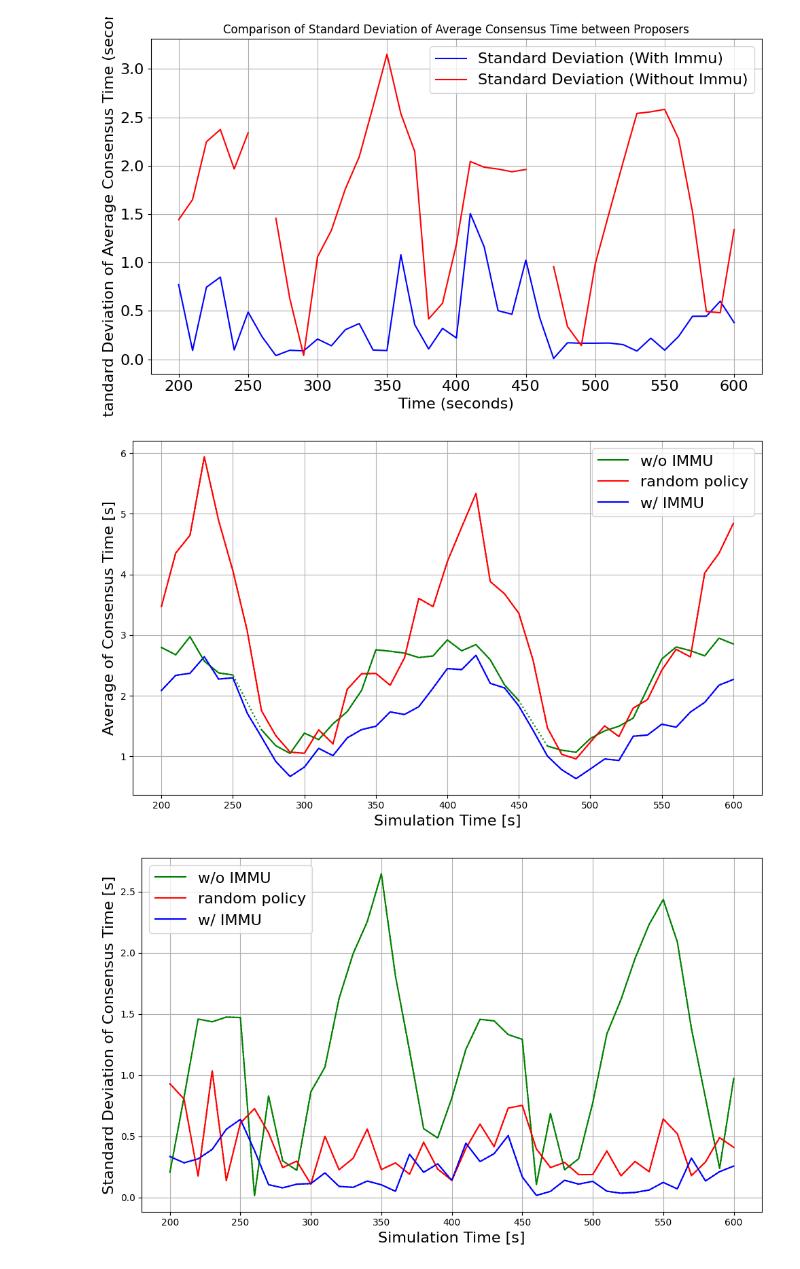
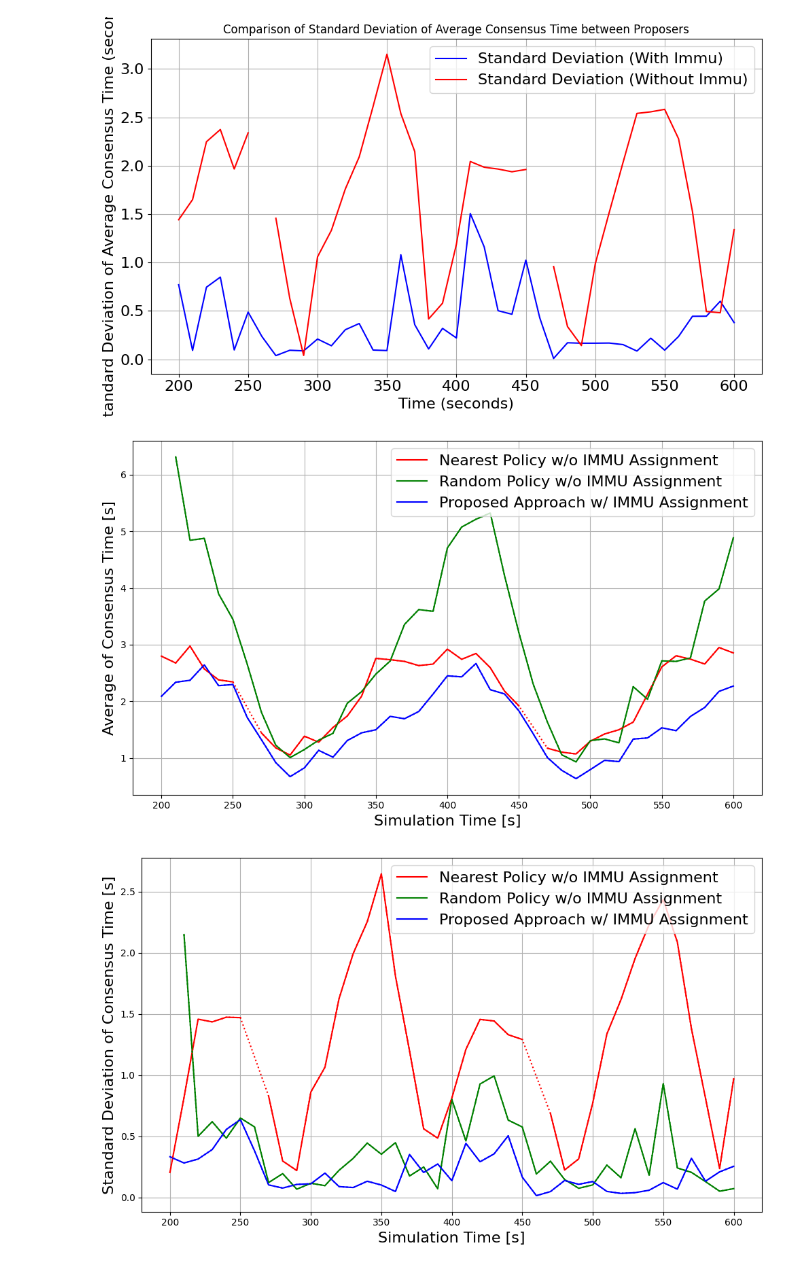
Before and after one commit to lucvil/vguard, a Jupyter notebook: data_analysis/multi_rsu_congestion/data_analysis.ipynb, the cells around one changed output. Cells and saved outputs as stored; diff of their text form; code cells hidden in the pictures.

```diff
--- a/data_analysis/multi_rsu_congestion/data_analysis.ipynb
+++ b/data_analysis/multi_rsu_congestion/data_analysis.ipynb
@@ -746,12 +746,12 @@ avg_wi_i = pd.Series(avg_wi).interpolate().to_numpy()
 # ===== プロット（各ビンの proposer 平均） =====
 plt.figure(figsize=(10, 6))
 # 元列（ラベル付き、凡例順も w/o → random → w/）
-plt.plot(time_bins, avg_wo, label="w/o IMMU", color=COLOR_WO)
-plt.plot(time_bins, avg_rnd, label="random policy", color=COLOR_RND)
-plt.plot(time_bins, avg_wi, label="w/ IMMU", color=COLOR_WI)
+plt.plot(time_bins, avg_wo, label="Nearest Policy w/o IMMU Assignment", color=COLOR_RND)
+plt.plot(time_bins, avg_rnd, label="Random Policy w/o IMMU Assignment", color=COLOR_WO)
+plt.plot(time_bins, avg_wi, label="Proposed Approach w/ IMMU Assignment", color=COLOR_WI)
 # 補完後（ラベルなし、点線）
-plt.plot(time_bins, avg_wo_i, color=COLOR_WO, linestyle='dotted')
-plt.plot(time_bins, avg_rnd_i, color=COLOR_RND, linestyle='dotted')
+plt.plot(time_bins, avg_wo_i, color=COLOR_RND, linestyle='dotted')
+plt.plot(time_bins, avg_rnd_i, color=COLOR_WO, linestyle='dotted')
 plt.plot(time_bins, avg_wi_i, color=COLOR_WI, linestyle='dotted')
 
 plt.xlabel("Simulation Time [s]", fontsize=16)
@@ -763,14 +763,23 @@ plt.show()
 
 
 def std_across_proposers_nanaware(averages_by_time_bin_dict):
-    """
-    各ビンで 3 RSU の値（NaN を含み得る）から標準偏差を算出。
-    NaN は無視する（np.nanstd）。
-    """
+    # """
+    # 各ビンで 3 RSU の値（NaN を含み得る）から標準偏差を算出。
+    # NaN は無視する（np.nanstd）。
+    # """
+    # out = []
+    # for i in range(len(time_bins)):
+    #     vals = np.array([averages_by_time_bin_dict[p][i] for p in proposer_id_list], dtype=float)
+    #     out.append(np.nanstd(vals))
+    # return out
+
     out = []
     for i in range(len(time_bins)):
-        vals = np.array([averages_by_time_bin_dict[p][i] for p in proposer_id_list], dtype=float)
-        out.append(np.nanstd(vals))
+        vals = [averages_by_time_bin_dict[p][i] for p in proposer_id_list]
+        if any(np.isnan(v) for v in vals):
+            out.append(np.nan)        # ← どれか欠けたら欠損にする
+        else:
+            out.append(float(np.std(vals)))  # ddof=0
     return out
 
 
@@ -787,12 +796,12 @@ std_wi_i = pd.Series(std_wi).interpolate().to_numpy()
 # ===== プロット（標準偏差の時間推移） =====
 plt.figure(figsize=(10, 6))
 # 元列（ラベル付き、凡例順も w/o → random → w/）
-plt.plot(time_bins, std_wo, label="w/o IMMU", color=COLOR_WO)
-plt.plot(time_bins, std_rnd, label="random policy", color=COLOR_RND)
-plt.plot(time_bins, std_wi, label="w/ IMMU", color=COLOR_WI)
+plt.plot(time_bins, std_wo, label="Nearest Policy w/o IMMU Assignment", color=COLOR_RND)
+plt.plot(time_bins, std_rnd, label="Random Policy w/o IMMU Assignment", color=COLOR_WO)
+plt.plot(time_bins, std_wi, label="Proposed Approach w/ IMMU Assignment", color=COLOR_WI)
 # 補完後（点線・ラベルなし）
-plt.plot(time_bins, std_wo_i, color=COLOR_WO, linestyle='dotted')
-plt.plot(time_bins, std_rnd_i, color=COLOR_RND, linestyle='dotted')
+plt.plot(time_bins, std_wo_i, color=COLOR_RND, linestyle='dotted')
+plt.plot(time_bins, std_rnd_i, color=COLOR_WO, linestyle='dotted')
 plt.plot(time_bins, std_wi_i, color=COLOR_WI, linestyle='dotted')
 
 plt.xlabel("Simulation Time [s]", fontsize=16)
@@ -810,38 +819,38 @@ sd_wi_sorted, cdf_wi, ccdf_wi = get_cdf_ccdf(std_wi)
 
 # CDF（凡例順：w/o → random → w/）
 plt.figure(figsize=(10, 6))
 if sd_wo_sorted.size > 0:
-    plt.plot(sd_wo_sorted, cdf_wo, label="Nearest Policy w/o IMMU", color=COLOR_WO)
+    plt.plot(sd_wo_sorted, cdf_wo, label="Nearest Policy w/o IMMU Assignment", color=COLOR_RND)
 if sd_rnd_sorted.size > 0:
-    plt.plot(sd_rnd_sorted, cdf_rnd, label="Random Policy w/o IMMU", color=COLOR_RND)
+    plt.plot(sd_rnd_sorted, cdf_rnd, label="Random Policy w/o IMMU Assignment", color=COLOR_WO)
 if sd_wi_sorted.size > 0:
-    plt.plot(sd_wi_sorted, cdf_wi, label="w/ IMMU", color=COLOR_WI)
+    plt.plot(sd_wi_sorted, cdf_wi, label="Proposed Approach w/ IMMU Assignment", color=COLOR_WI)
 plt.xlabel("Standard Deviation of Consensus Time [s]", fontsize=16)
 plt.ylabel("CDF", fontsize=16)
 plt.legend(fontsize=16)
 plt.grid(True, which="both", linestyle="--", linewidth=0.5)
 plt.xticks(fontsize=16)
 plt.yticks(fontsize=16)
 plt.tight_layout()
 plt.show()
 
 # CCDF（凡例順：w/o → random → w/）
 plt.figure(figsize=(10, 6))
 if sd_wo_sorted.size > 0:
-    plt.plot(sd_wo_sorted, ccdf_wo, label="w/o IMMU", color=COLOR_WO)
+    plt.plot(sd_wo_sorted, ccdf_wo, label="Nearest Policy w/o IMMU Assignment", color=COLOR_RND)
 if sd_rnd_sorted.size > 0:
-    plt.plot(sd_rnd_sorted, ccdf_rnd, label="random policy", color=COLOR_RND)
+    plt.plot(sd_rnd_sorted, ccdf_rnd, label="Random Policy w/o IMMU Assignment", color=COLOR_WO)
 if sd_wi_sorted.size > 0:
-    plt.plot(sd_wi_sorted, ccdf_wi, label="w/ IMMU", color=COLOR_WI)
+    plt.plot(sd_wi_sorted, ccdf_wi, label="Proposed Approach w/ IMMU Assignment", color=COLOR_WI)
 # plt.yscale("log")  # 対数にしたい場合は有効化
 plt.xlabel("Standard Deviation of Consensus Time [s]", fontsize=16)
 plt.ylabel("CCDF", fontsize=16)
 plt.legend(fontsize=16)
 plt.grid(True, which="both", linestyle="--", linewidth=0.5)
 plt.xticks(fontsize=16)
 plt.yticks(fontsize=16)
 plt.tight_layout()
 plt.show()
 # %% [output]
-[figure, old version]
+[figure, new version]
-[figure, old version]
+[figure, new version]
```
Also changed, not shown: parts of 1 cell of this notebook, 4 other files.
